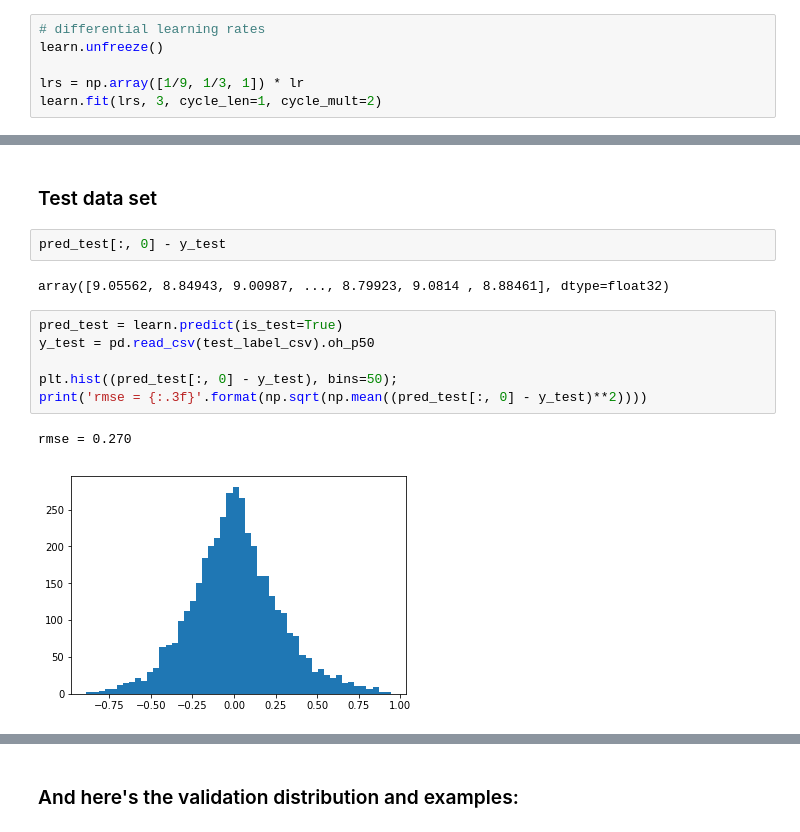
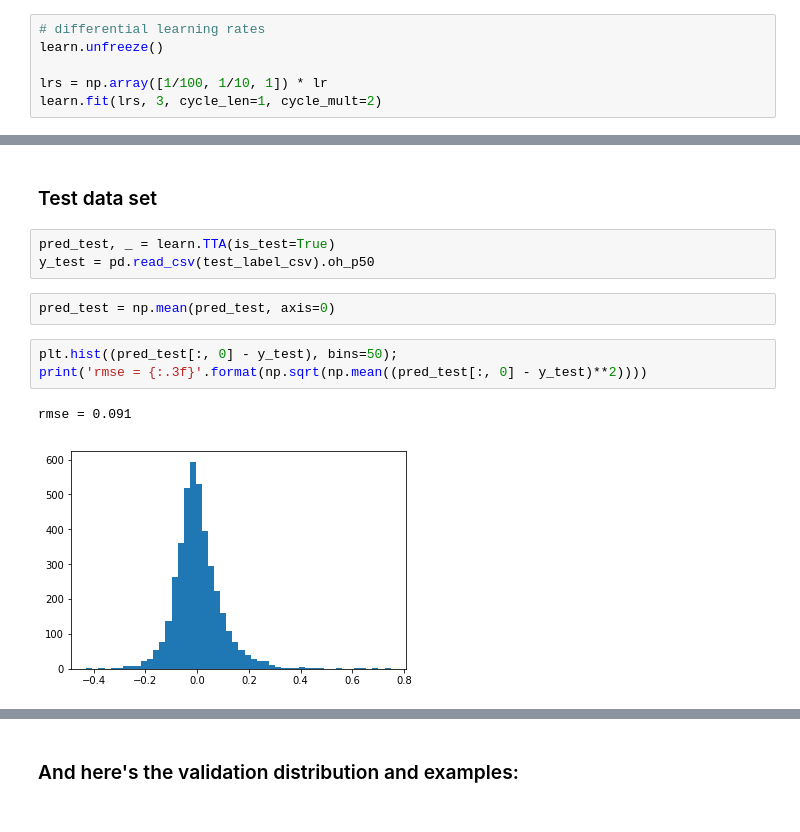
Before and after one commit to jwuphysics/galaxy-cnns, a Jupyter notebook: notebook/1. Fitting oxygen abundance.ipynb, the cells around one changed output, grey strips where cells are left out. Saved outputs shown, nothing was run; the diff lists cells and outputs as text.

```diff
--- a/notebook/1. Fitting oxygen abundance.ipynb
+++ b/notebook/1. Fitting oxygen abundance.ipynb
@@ -293,7 +293,7 @@ Looks like loss still has a little ways to go, but we'll move on. Before trainin
 # differential learning rates
 learn.unfreeze()
 
-lrs = np.array([1/9, 1/3, 1]) * lr
+lrs = np.array([1/100, 1/10, 1]) * lr
 learn.fit(lrs, 3, cycle_len=1, cycle_mult=2)
 # %% [output]
 [interactive output not drawn]
@@ -473,19 +471,17 @@ Ooh that is pretty.
 ## Examine results...
 # %% [markdown]
 ### Test data set
-# %%
-pred_test[:, 0] - y_test
-# %% [output]
-array([9.05562, 8.84943, 9.00987, ..., 8.79923, 9.0814 , 8.88461], dtype=float32)
+# %%
+pred_test, _ = learn.TTA(is_test=True)
+y_test = pd.read_csv(test_label_csv).oh_p50
+# %%
+pred_test = np.mean(pred_test, axis=0)
 # %%
-pred_test = learn.predict(is_test=True)
-y_test = pd.read_csv(test_label_csv).oh_p50
-
 plt.hist((pred_test[:, 0] - y_test), bins=50);
 print('rmse = {:.3f}'.format(np.sqrt(np.mean((pred_test[:, 0] - y_test)**2))))
 # %% [output]
-rmse = 0.270
+rmse = 0.091
-[figure, old version]
+[figure, new version]
 # %%
 print('Test examples')
 for i in range(10):
```
Also changed, not shown: parts of 19 cells of this notebook.
